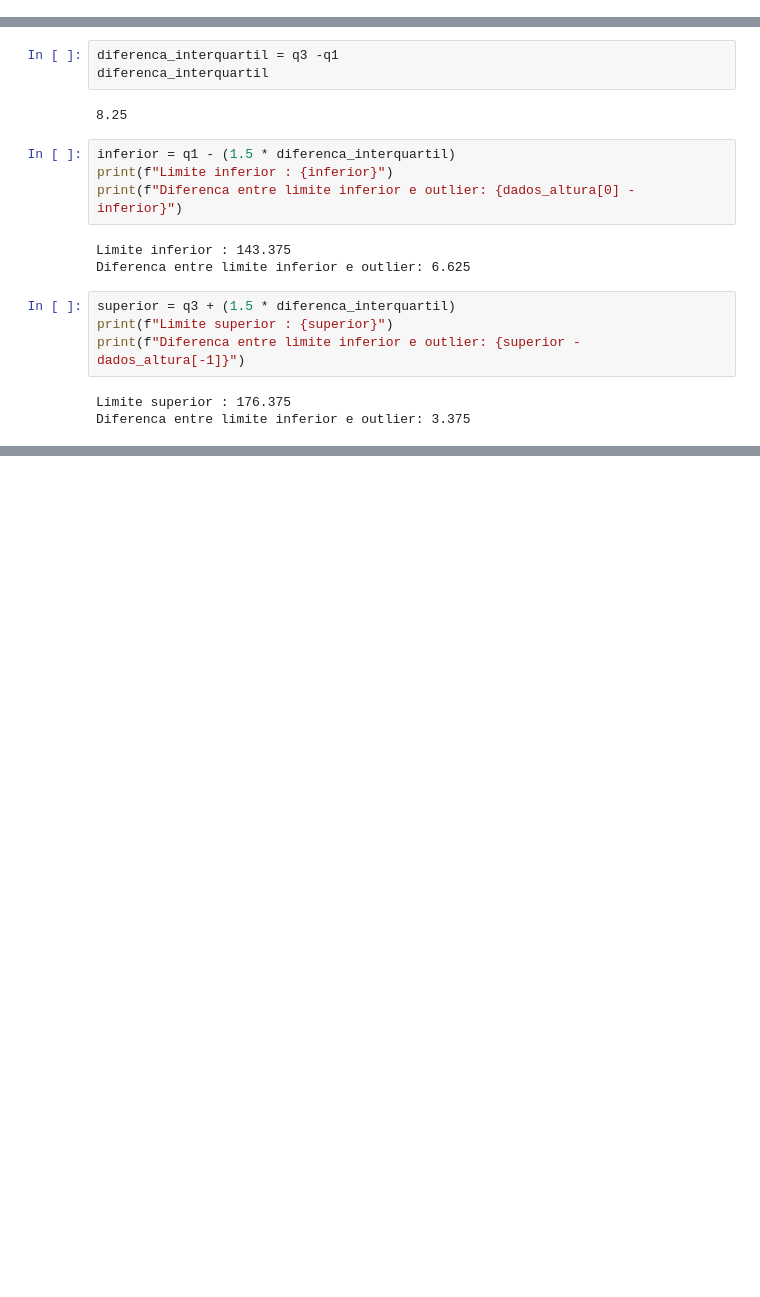
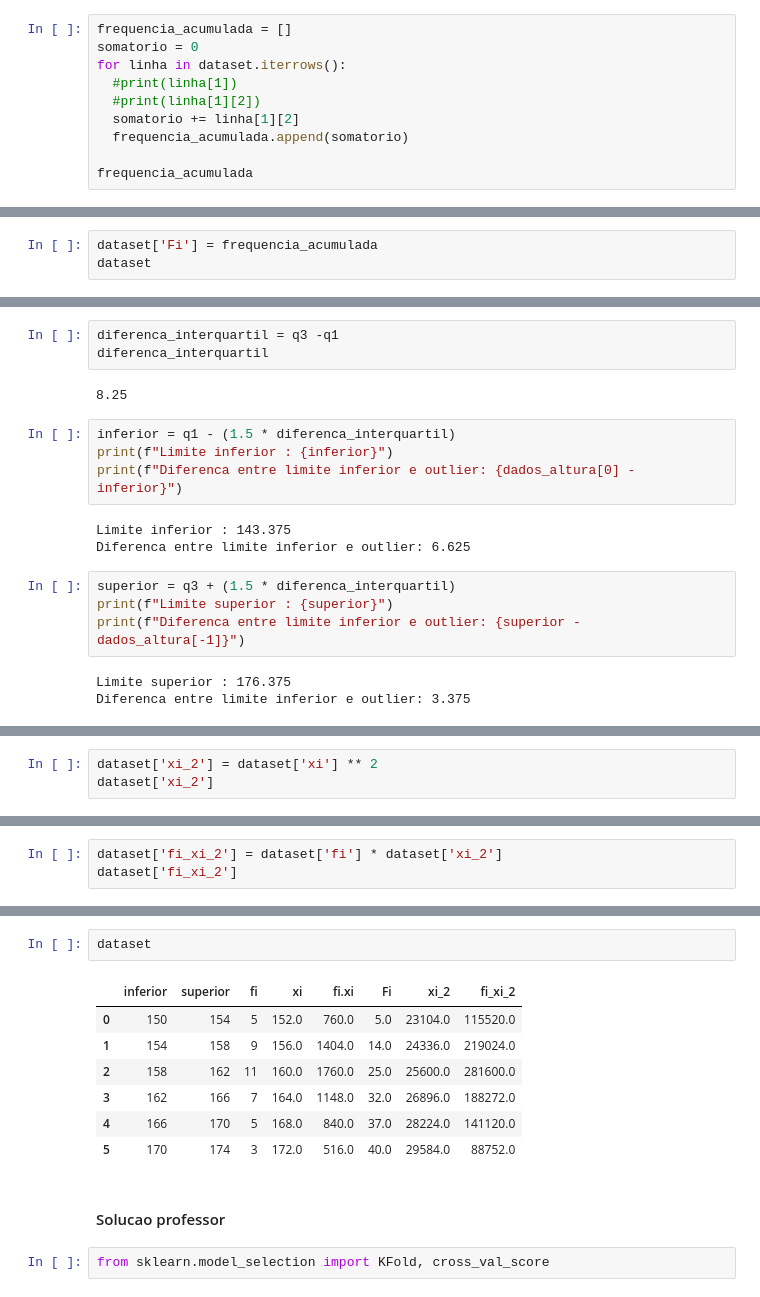
Before and after one commit to HammadN98/Curso_Estatistica, a Jupyter notebook: S5Medidas_posicao_dispersao.ipynb, the cells around one changed output, grey strips where cells are left out. Cells and saved outputs as stored; diff of their text form; blank space fills up the shorter version.

```diff
--- a/S5Medidas_posicao_dispersao.ipynb
+++ b/S5Medidas_posicao_dispersao.ipynb
@@ -14,0 +161,10 @@ dados_altura = np.array(dados_altura)
+# %%
+frequencia_acumulada = []
+somatorio = 0
+for linha in dataset.iterrows():
+  #print(linha[1])
+  #print(linha[1][2])
+  somatorio += linha[1][2]
+  frequencia_acumulada.append(somatorio)
+
+frequencia_acumulada
@@ -14,0 +173,3 @@ dados_altura = np.array(dados_altura)
+# %%
+dataset['Fi'] = frequencia_acumulada
+dataset
@@ -46,0 +544,3 @@ Diferenca entre limite inferior e outlier: 3.375
+# %%
+dataset['xi_2'] = dataset['xi'] ** 2
+dataset['xi_2']
@@ -46,0 +555,3 @@ Diferenca entre limite inferior e outlier: 3.375
+# %%
+dataset['fi_xi_2'] = dataset['fi'] * dataset['xi_2']
+dataset['fi_xi_2']
@@ -46,0 +776,14 @@ Diferenca entre limite inferior e outlier: 3.375
+# %%
+dataset
+# %% [output]
+|  | inferior | superior | fi | xi | fi.xi | Fi | xi_2 | fi_xi_2 |
+| 0 | 150 | 154 | 5 | 152.0 | 760.0 | 5.0 | 23104.0 | 115520.0 |
+| 1 | 154 | 158 | 9 | 156.0 | 1404.0 | 14.0 | 24336.0 | 219024.0 |
+| 2 | 158 | 162 | 11 | 160.0 | 1760.0 | 25.0 | 25600.0 | 281600.0 |
+| 3 | 162 | 166 | 7 | 164.0 | 1148.0 | 32.0 | 26896.0 | 188272.0 |
+| 4 | 166 | 170 | 5 | 168.0 | 840.0 | 37.0 | 28224.0 | 141120.0 |
+| 5 | 170 | 174 | 3 | 172.0 | 516.0 | 40.0 | 29584.0 | 88752.0 |
+# %% [markdown]
+#### Solucao professor
+# %%
+from sklearn.model_selection import KFold, cross_val_score
```
Also changed, not shown: parts of 171 cells of this notebook.
